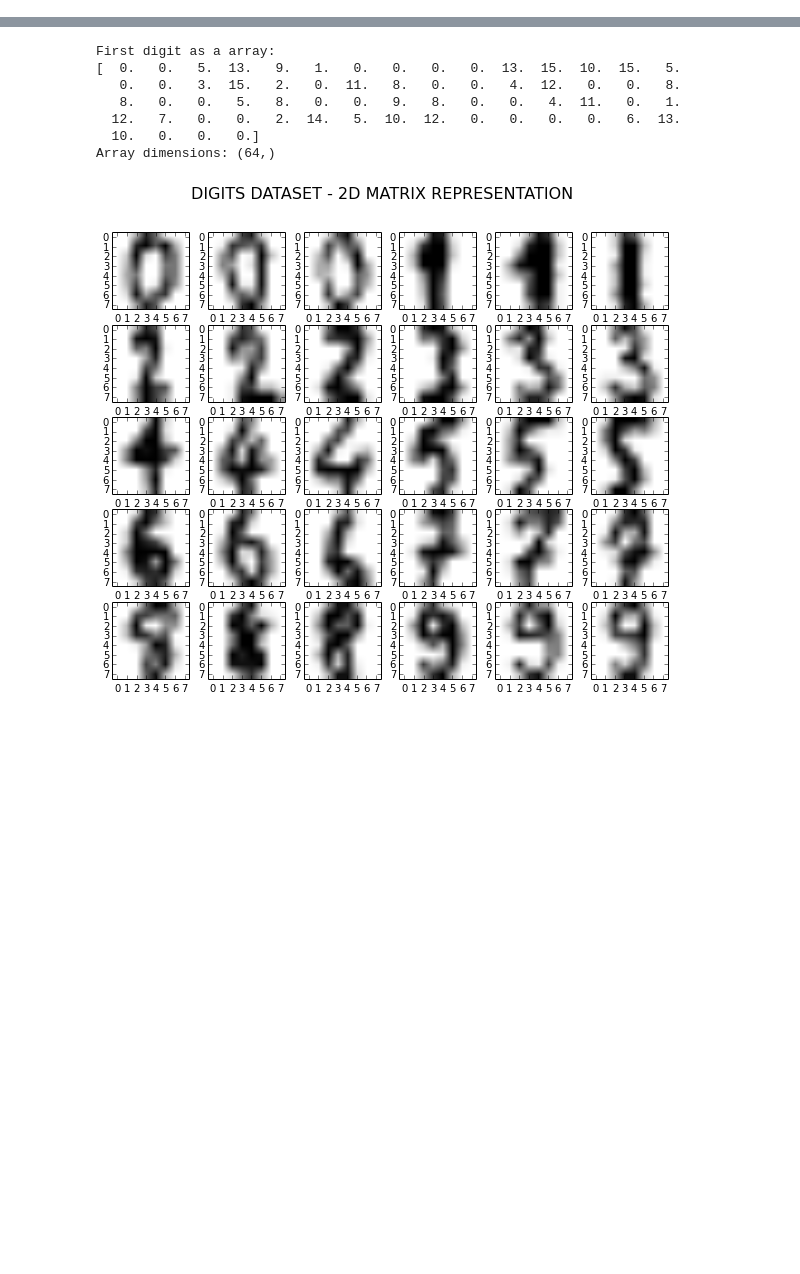
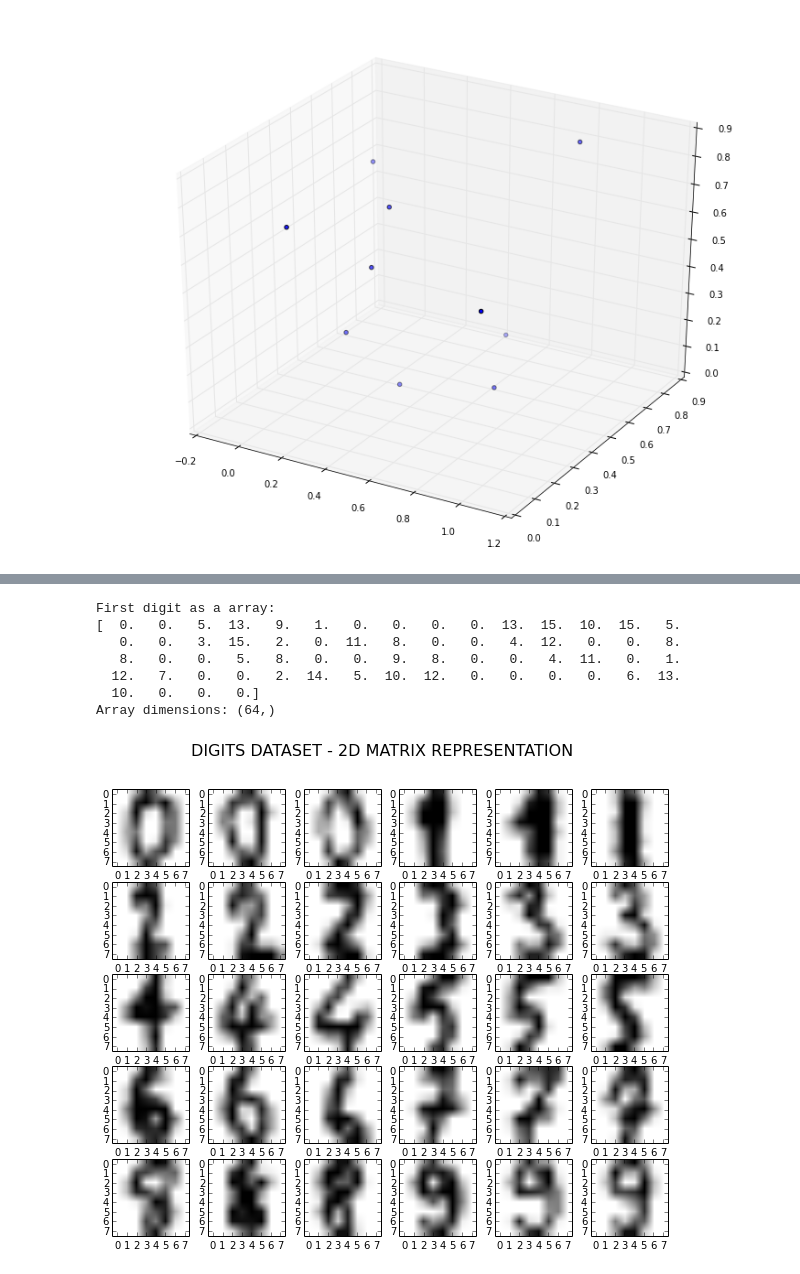
Before and after one commit to denniscf/Visualization, a Jupyter notebook: Visualizing_High_Dimensional_Data.ipynb, the cells around one changed output, grey strips where cells are left out. Saved outputs shown, nothing was run; the diff lists cells and outputs as text; code cells hidden in the pictures; blank space fills up the shorter version.

```diff
--- a/Visualizing_High_Dimensional_Data.ipynb
+++ b/Visualizing_High_Dimensional_Data.ipynb
@@ -1,3 +33,11 @@
+# %%
+data3D = np.random.random([10,3])
+fig = plt.figure()
+ax = Axes3D(fig)
+ax.scatter(data3D[:,0], data3D[:,1], data3D[:,2])
+plt.show()
+# %% [output]
+[figure, added]
 # %%
 ######## STORING AND VISUALIZING HIGH DIMENSIONAL DATA ##########
 # For our first examples on how to visualize high dimensional data, we will use a few python packages to make our life easier.
```
Also changed, not shown: parts of 25 cells of this notebook.
